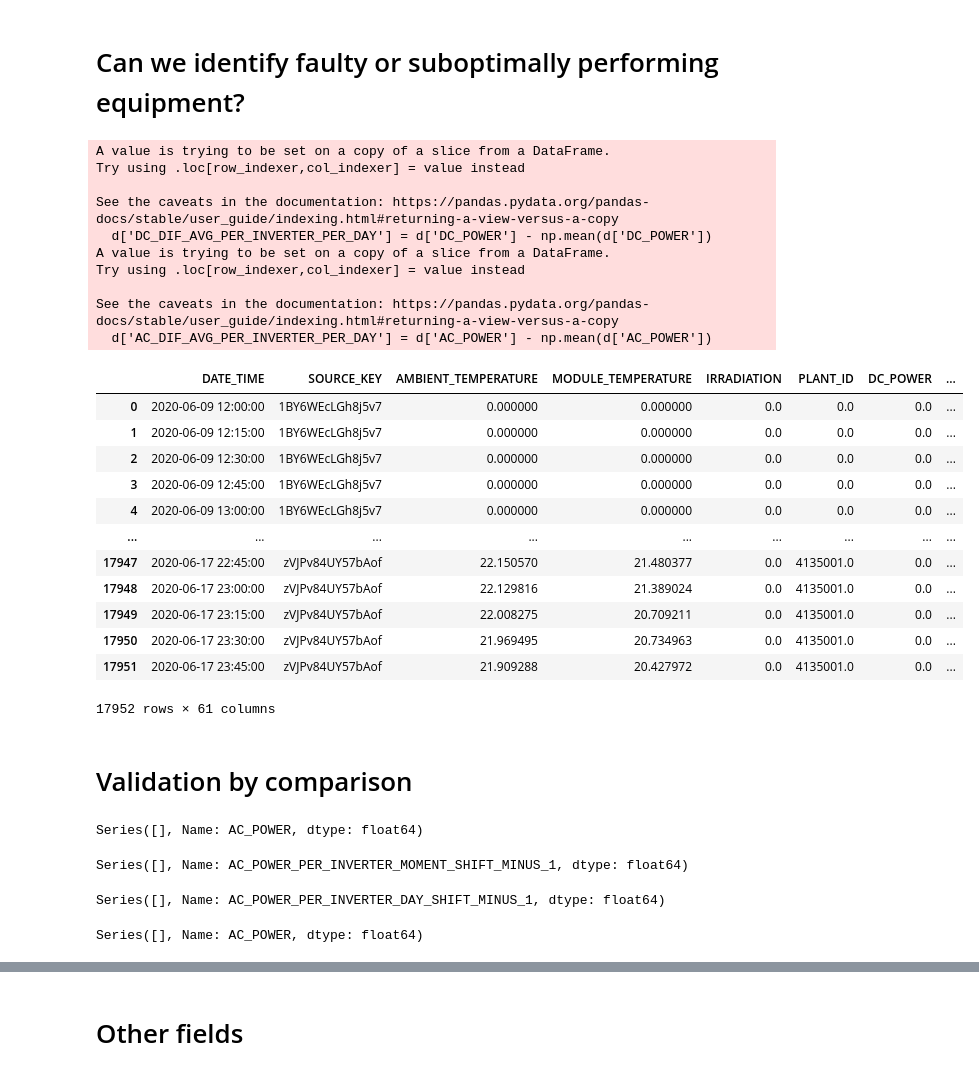
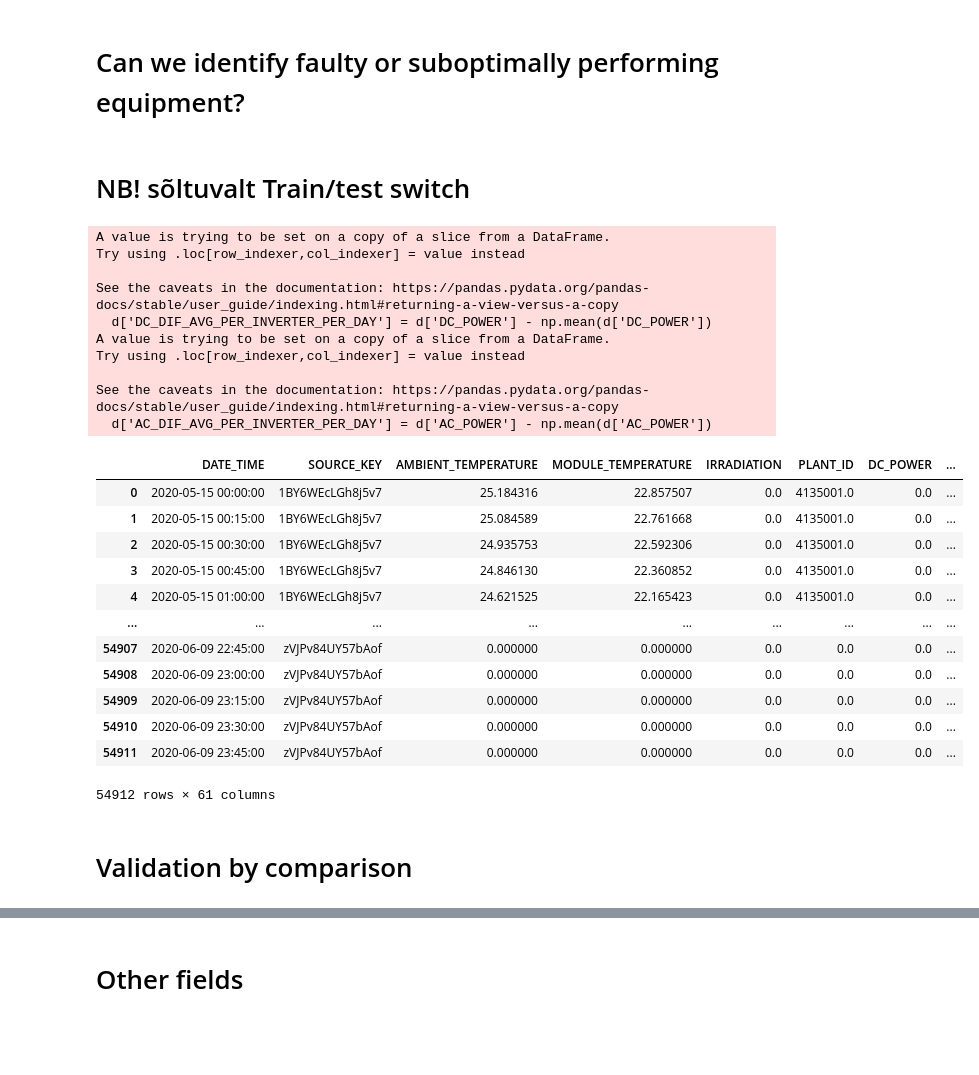
Before and after one commit to marttipraks/ML2020-p26, a Jupyter notebook: Faulty or suboptimal performance.ipynb, the cells around one changed output, grey strips where cells are left out. Saved outputs shown, nothing was run; the diff lists cells and outputs as text; code cells hidden in the pictures; blank space fills up the shorter version.

Commit message:
Test data fix
1. added 3 first days for test dataset new features
2. fixed last train day  that was split between train and test

```diff
--- a/Faulty or suboptimal performance.ipynb
+++ b/Faulty or suboptimal performance.ipynb
@@ -7,7 +7,22 @@ import pandas as pd
 import matplotlib.pyplot as plt
 from datetime import datetime
 
-gd=pd.read_csv("Data/Test_Plant1.csv")
+gd_train=pd.read_csv("Data/Train_Plant1.csv")
+gd_test=pd.read_csv("Data/Test_Plant1.csv")
+# %% [markdown]
+# NB! sõltuvalt Train/test switch
+# %%
+gd_train[48576:]
+#24*4*22*3=6336
+#53856-6336= 47520
+
+#alates 2020-06-07
+
+#Test andmestik
+#gd=pd.concat([gd_train[48576:],gd_test], ignore_index=True)
+
+#Train andmestik
+gd=pd.concat([gd_train,gd_test[:1056]], ignore_index=True)
 # %%
 #Add columns
 gd['DC_POWER_DIF_AVG_PER_ALL']=gd['DC_POWER']-gd['DC_POWER'].mean()
@@ -29,8 +44,8 @@ for group in groups:
     dates=groups[group]['DATE'].unique()
     for i in range(shift_nr):
         for j in range(len(shift_columns)):
-            groups[group][shift_columns[j]+'_PER_INVERTER_MOMENT_SHIFT_MINUS_'+str(i+1)]=groups[group][shift_columns[j]].shift(periods=-(i+1), fill_value=0)
-            groups[group][shift_columns[j]+'_PER_INVERTER_DAY_SHIFT_MINUS_'+str(i+1)]=groups[group][shift_columns[j]].shift(periods=-(i+1)*96, fill_value=0)
+            groups[group][shift_columns[j]+'_PER_INVERTER_MOMENT_SHIFT_MINUS_'+str(i+1)]=groups[group][shift_columns[j]].shift(periods=(i+1), fill_value=0)
+            groups[group][shift_columns[j]+'_PER_INVERTER_DAY_SHIFT_MINUS_'+str(i+1)]=groups[group][shift_columns[j]].shift(periods=(i+1)*96, fill_value=0)
 
     #groups[group]['INVERTER']=group - ebaoluline
     groups[group]['DC_DIF_AVG_PER_INVERTER_WHOLE_PERIOD'] = groups[group]['DC_POWER'] - np.mean(groups[group]['DC_POWER'])
@@ -42,62 +57,52 @@ for group in groups:
         gr_no2 +=1
         d=groups[group][groups[group]['DATE']==date]
         d['DC_DIF_AVG_PER_INVERTER_PER_DAY'] = d['DC_POWER'] - np.mean(d['DC_POWER'])
         d['AC_DIF_AVG_PER_INVERTER_PER_DAY'] = d['AC_POWER'] - np.mean(d['AC_POWER'])
         if gr_no2==1:
             date_data=pd.DataFrame(columns = d.keys())
 
         date_data =pd.concat([date_data, d], ignore_index=True)
     #########
 
     if gr_nr==1:
         gen_data=pd.DataFrame(columns = date_data.keys())
 
     #gen_data.append(groups[group], ignore_index=True) - did not seem to work and was replaced with concat
     gen_data=pd.concat([gen_data,date_data], ignore_index=True)
 
 #gen_data=gen_data.fillna(value=0) - ebaoluline
 gen_data
 # %% [output]
 A value is trying to be set on a copy of a slice from a DataFrame.
 Try using .loc[row_indexer,col_indexer] = value instead
 
 See the caveats in the documentation: https://pandas.pydata.org/pandas-docs/stable/user_guide/indexing.html#returning-a-view-versus-a-copy
   d['DC_DIF_AVG_PER_INVERTER_PER_DAY'] = d['DC_POWER'] - np.mean(d['DC_POWER'])
 A value is trying to be set on a copy of a slice from a DataFrame.
 Try using .loc[row_indexer,col_indexer] = value instead
 
 See the caveats in the documentation: https://pandas.pydata.org/pandas-docs/stable/user_guide/indexing.html#returning-a-view-versus-a-copy
   d['AC_DIF_AVG_PER_INVERTER_PER_DAY'] = d['AC_POWER'] - np.mean(d['AC_POWER'])
 |  | DATE_TIME | SOURCE_KEY | AMBIENT_TEMPERATURE | MODULE_TEMPERATURE | IRRADIATION | PLANT_ID | DC_POWER | ... |
-| 0 | 2020-06-09 12:00:00 | 1BY6WEcLGh8j5v7 | 0.000000 | 0.000000 | 0.0 | 0.0 | 0.0 | ... |
-| 1 | 2020-06-09 12:15:00 | 1BY6WEcLGh8j5v7 | 0.000000 | 0.000000 | 0.0 | 0.0 | 0.0 | ... |
-| 2 | 2020-06-09 12:30:00 | 1BY6WEcLGh8j5v7 | 0.000000 | 0.000000 | 0.0 | 0.0 | 0.0 | ... |
-| 3 | 2020-06-09 12:45:00 | 1BY6WEcLGh8j5v7 | 0.000000 | 0.000000 | 0.0 | 0.0 | 0.0 | ... |
-| 4 | 2020-06-09 13:00:00 | 1BY6WEcLGh8j5v7 | 0.000000 | 0.000000 | 0.0 | 0.0 | 0.0 | ... |
+| 0 | 2020-05-15 00:00:00 | 1BY6WEcLGh8j5v7 | 25.184316 | 22.857507 | 0.0 | 4135001.0 | 0.0 | ... |
+| 1 | 2020-05-15 00:15:00 | 1BY6WEcLGh8j5v7 | 25.084589 | 22.761668 | 0.0 | 4135001.0 | 0.0 | ... |
+| 2 | 2020-05-15 00:30:00 | 1BY6WEcLGh8j5v7 | 24.935753 | 22.592306 | 0.0 | 4135001.0 | 0.0 | ... |
+| 3 | 2020-05-15 00:45:00 | 1BY6WEcLGh8j5v7 | 24.846130 | 22.360852 | 0.0 | 4135001.0 | 0.0 | ... |
+| 4 | 2020-05-15 01:00:00 | 1BY6WEcLGh8j5v7 | 24.621525 | 22.165423 | 0.0 | 4135001.0 | 0.0 | ... |
 | ... | ... | ... | ... | ... | ... | ... | ... | ... |
-| 17947 | 2020-06-17 22:45:00 | zVJPv84UY57bAof | 22.150570 | 21.480377 | 0.0 | 4135001.0 | 0.0 | ... |
-| 17948 | 2020-06-17 23:00:00 | zVJPv84UY57bAof | 22.129816 | 21.389024 | 0.0 | 4135001.0 | 0.0 | ... |
-| 17949 | 2020-06-17 23:15:00 | zVJPv84UY57bAof | 22.008275 | 20.709211 | 0.0 | 4135001.0 | 0.0 | ... |
-| 17950 | 2020-06-17 23:30:00 | zVJPv84UY57bAof | 21.969495 | 20.734963 | 0.0 | 4135001.0 | 0.0 | ... |
-| 17951 | 2020-06-17 23:45:00 | zVJPv84UY57bAof | 21.909288 | 20.427972 | 0.0 | 4135001.0 | 0.0 | ... |
+| 54907 | 2020-06-09 22:45:00 | zVJPv84UY57bAof | 0.000000 | 0.000000 | 0.0 | 0.0 | 0.0 | ... |
+| 54908 | 2020-06-09 23:00:00 | zVJPv84UY57bAof | 0.000000 | 0.000000 | 0.0 | 0.0 | 0.0 | ... |
+| 54909 | 2020-06-09 23:15:00 | zVJPv84UY57bAof | 0.000000 | 0.000000 | 0.0 | 0.0 | 0.0 | ... |
+| 54910 | 2020-06-09 23:30:00 | zVJPv84UY57bAof | 0.000000 | 0.000000 | 0.0 | 0.0 | 0.0 | ... |
+| 54911 | 2020-06-09 23:45:00 | zVJPv84UY57bAof | 0.000000 | 0.000000 | 0.0 | 0.0 | 0.0 | ... |
-17952 rows × 61 columns
+54912 rows × 61 columns
 # %% [markdown]
 # Validation by comparison
 # %%
-gen_data['AC_POWER'][20000:20004]
+#gen_data['AC_POWER'][20000:20004]
-# %% [output]
-Series([], Name: AC_POWER, dtype: float64)
 # %%
-gen_data['AC_POWER_PER_INVERTER_MOMENT_SHIFT_MINUS_1'][20000:20004]
+#gen_data['AC_POWER_PER_INVERTER_MOMENT_SHIFT_MINUS_1'][20000:20004]
-# %% [output]
-Series([], Name: AC_POWER_PER_INVERTER_MOMENT_SHIFT_MINUS_1, dtype: float64)
 # %%
-a=gen_data[gen_data['SOURCE_KEY']=='1BY6WEcLGh8j5v7']
-b=pd.concat([a[a['DATE_TIME']=='2020-05-17 13:00:00'],a[a['DATE_TIME']=='2020-05-16 13:00:00']], ignore_index=True)
-b['AC_POWER_PER_INVERTER_DAY_SHIFT_MINUS_1']
+#a=gen_data[gen_data['SOURCE_KEY']=='1BY6WEcLGh8j5v7']
+#b=pd.concat([a[a['DATE_TIME']=='2020-05-17 13:00:00'],a[a['DATE_TIME']=='2020-05-16 13:00:00']], ignore_index=True)
+#b['AC_POWER_PER_INVERTER_DAY_SHIFT_MINUS_1']
-# %% [output]
-Series([], Name: AC_POWER_PER_INVERTER_DAY_SHIFT_MINUS_1, dtype: float64)
-# %%
-b['AC_POWER']
-# %% [output]
-Series([], Name: AC_POWER, dtype: float64)
```
Also changed, not shown: parts of 12 cells of this notebook, 13 other files.
